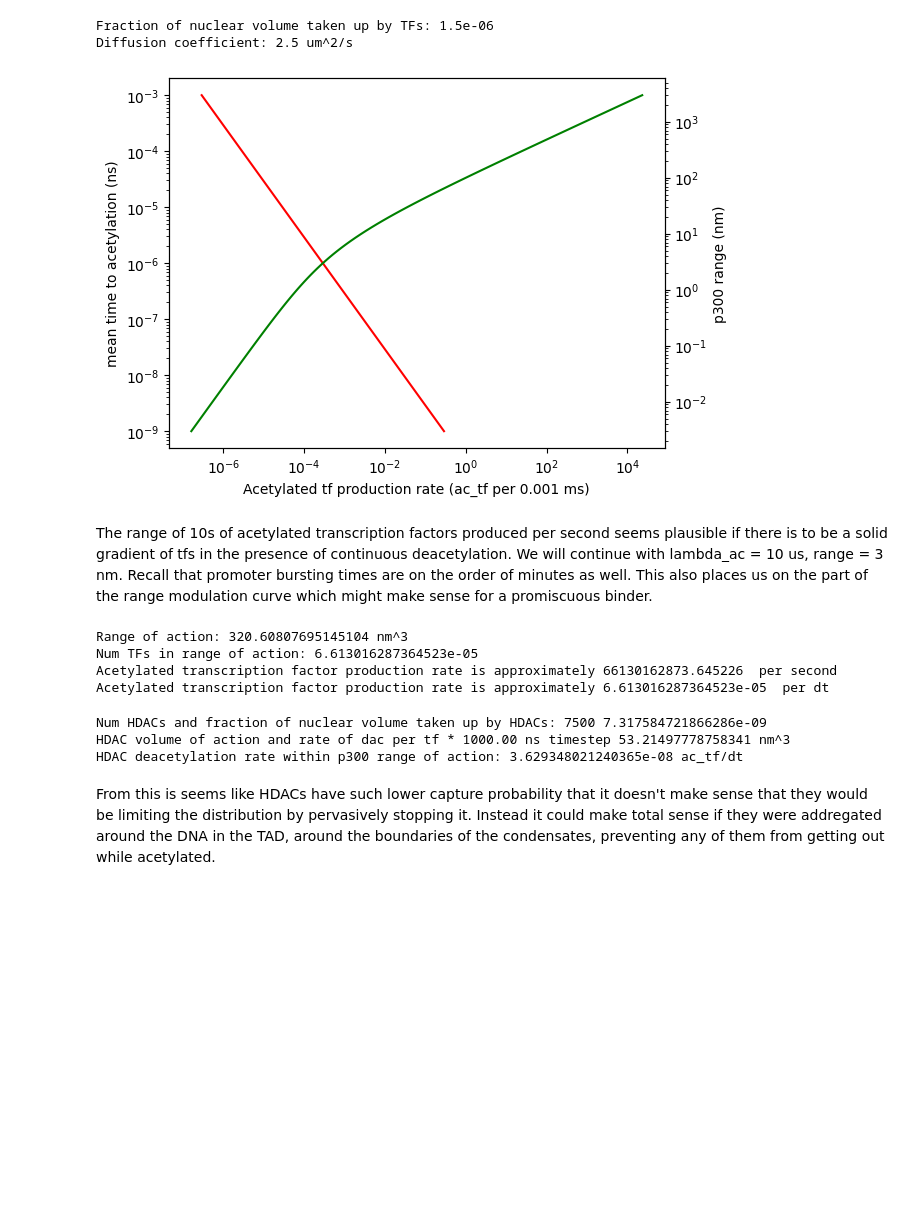
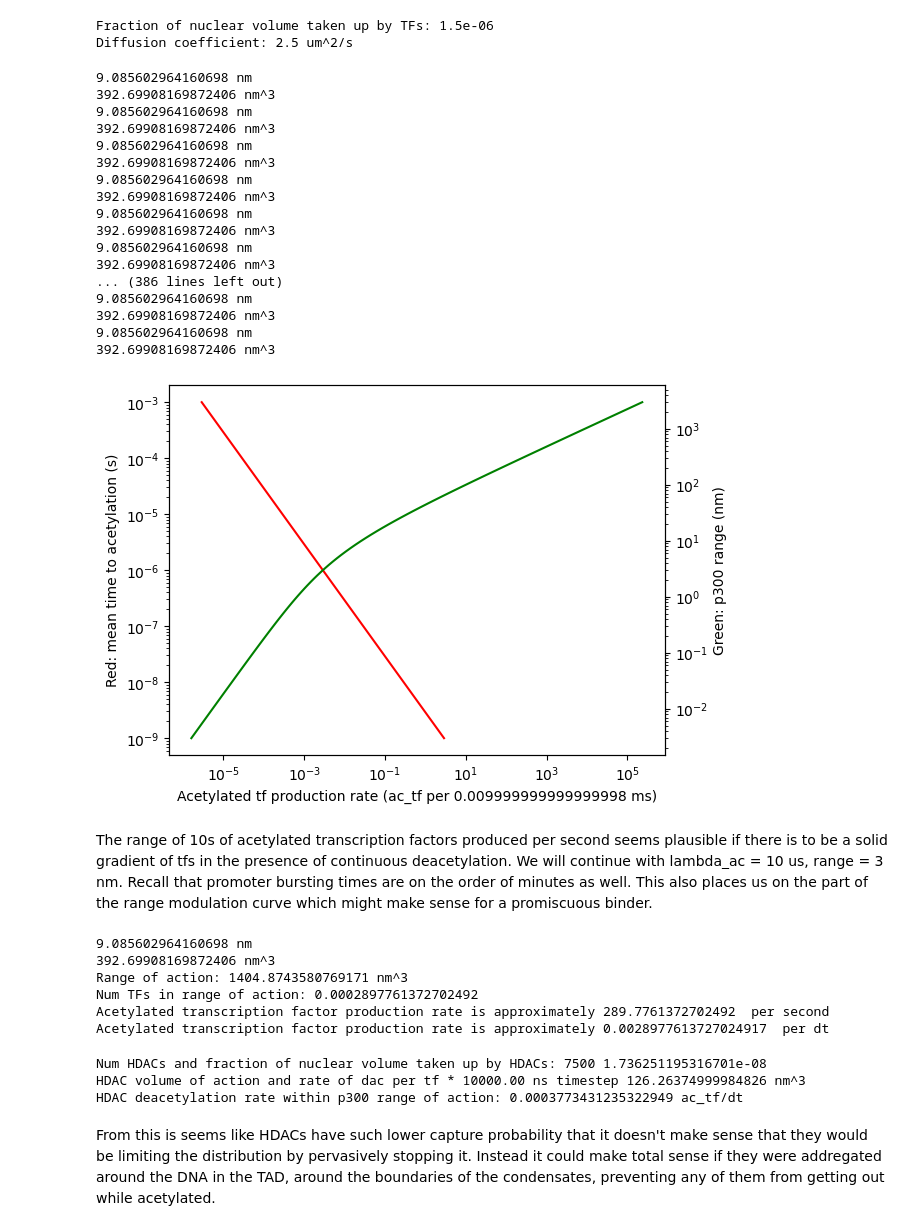
Before and after one commit to ishan-gaur/ep-modeling, a Jupyter notebook: diffusion.ipynb, the cells around one changed output. Drawn from its saved outputs; the diff is of its cells as text; code cells hidden in the pictures; blank space fills up the shorter version.

```diff
--- a/diffusion.ipynb
+++ b/diffusion.ipynb
@@ -18,9 +18,9 @@ kDa = 1
 # Diffusion Simulation
 # %%
 side_n = 101
-voxel_len = 5 * nm
+voxel_len = 20 * nm
 voxel_size = voxel_len ** 3
-dt = 1 * us
+dt = 10 * us
 # %%
 diam_to_vol = lambda d: 4 / 3 * np.pi * (d / 2) ** 3
 nucleus_diam = 5 * um
@@ -49,7 +49,10 @@ def p300_specs(lambda_ac, p300_range, verbose=False):
     # mass is 300 kDa
     p300_mass = 300 * kDa
     scaling_factor = np.power(p300_mass / tf_mass, 1/3)
-    p300_act_vol = diam_to_vol(p300_range * 2 + tf_diam * scaling_factor) - diam_to_vol(tf_diam * scaling_factor) # volume of binding domain around p300 as it moves
+    p300_vol = diam_to_vol(tf_diam * scaling_factor)
+    print(scaling_factor * tf_diam, "nm")
+    print(p300_vol / nm ** 3, "nm^3")
+    p300_act_vol = diam_to_vol(p300_range * 2 + tf_diam * scaling_factor) -  p300_vol # volume of binding domain around p300 as it moves
     num_tf = tf_num_nucleus * p300_act_vol / volume # number of tfs in p300's range of action
     # tf_ac_production = num_tf * (1 - np.exp(-dt/lambda_ac)) # num_tf * P(acetylation in interval dt) = tf / dt --> becomes a bad approximatino for large dt as the prob saturates
     tf_ac_production = num_tf / lambda_ac * dt
@@ -61,45 +64,65 @@ def p300_specs(lambda_ac, p300_range, verbose=False):
 # %%
 lambda_ac = 1 * us # mean time to an acetylation for tf in range of p300; total guess!!!
 p300_range = 3 * nm # range of p300: guesstimate from large cross-linker spans
 p300_specs(lambda_ac, p300_range)
 
 multiples = np.logspace(-3, 3, 100)
 outputs_ac = [p300_specs(lambda_ac * m, p300_range) for m in multiples]
 outputs_range = [p300_specs(lambda_ac, p300_range * m) for m in multiples]
 
 # changing P(acetylation)
 x_ac = multiples * lambda_ac
 sns.lineplot(x=outputs_ac, y=x_ac, color="r")
 plt.xlabel(f"Acetylated tf production rate (ac_tf per {dt / ms} ms)")
 plt.xscale('log')
 plt.yscale('log')
-plt.ylabel("mean time to acetylation (ns)")
+plt.ylabel("Red: mean time to acetylation (s)")
 
 # changing p300 range
 ax2 = plt.twinx()
 x_range = multiples * p300_range
 sns.lineplot(x=outputs_range, y=x_range, ax=ax2, color="g")
-ax2.set_ylabel("p300 range (nm)")
+
+ax2.set_ylabel("Green: p300 range (nm)")
 ax2.set_yscale('log')
 # %% [output]
+9.085602964160698 nm
+392.69908169872406 nm^3
+9.085602964160698 nm
+392.69908169872406 nm^3
+9.085602964160698 nm
+392.69908169872406 nm^3
+9.085602964160698 nm
+392.69908169872406 nm^3
+9.085602964160698 nm
+392.69908169872406 nm^3
+9.085602964160698 nm
+392.69908169872406 nm^3
+... (386 lines left out)
+9.085602964160698 nm
+392.69908169872406 nm^3
+9.085602964160698 nm
+392.69908169872406 nm^3
-[figure, old version]
+[figure, new version]
 # %% [markdown]
 The range of 10s of acetylated transcription factors produced per second seems plausible if there is to be a solid gradient of tfs in the presence of continuous deacetylation. We will continue with lambda_ac = 10 us, range = 3 nm.
 Recall that promoter bursting times are on the order of minutes as well. This also places us on the part of the range modulation curve which might make sense for a promiscuous binder.
 # %%
-ac_tf_production = p300_specs(1 * us, 1 * nm, verbose=True)
-print("Acetylated transcription factor production rate is approximately", ac_tf_production / dt / ns * s, " per second")
+ac_tf_production = p300_specs(1 * us, 3 * nm, verbose=True)
+print("Acetylated transcription factor production rate is approximately", ac_tf_production / dt * s, " per second")
 print("Acetylated transcription factor production rate is approximately", ac_tf_production, " per dt")
 # %% [output]
-Range of action: 320.60807695145104 nm^3
-Num TFs in range of action: 6.613016287364523e-05
-Acetylated transcription factor production rate is approximately 66130162873.645226  per second
-Acetylated transcription factor production rate is approximately 6.613016287364523e-05  per dt
+9.085602964160698 nm
+392.69908169872406 nm^3
+Range of action: 1404.8743580769171 nm^3
+Num TFs in range of action: 0.0002897761372702492
+Acetylated transcription factor production rate is approximately 289.7761372702492  per second
+Acetylated transcription factor production rate is approximately 0.0028977613727024917  per dt
 # %%
 num_HDAC = 1500 * 5 # mid-range of tf counts and times 5 because there are so many kinds of HDACs maybe a couple will be effective
-lambda_dac = 100 * ns # prob of acetylation: ac_tf / ms * tf
+lambda_dac = 10 * ns # prob of acetylation: ac_tf / ms * tf
 HDAC_mass = 60 * kDa # https://www.ptglab.com/products/HDAC1-Antibody-10197-1-AP.htm#:~:text=The%20molecular%20size%20of%20HDAC1%20is%2060%20kDa. for HDAC1
-HDAC_range = 0.5 * nm # range of crosslinkers I've heard of for tight interactions
+HDAC_range = 1 * nm # range of crosslinkers I've heard of for tight interactions
 scaling_factor = np.power(HDAC_mass / tf_mass, 1/3)
 HDAC_act_vol = diam_to_vol(HDAC_range * 2 + tf_diam * scaling_factor) - diam_to_vol(tf_diam * scaling_factor) # volume of binding domain around HDAC as it moves
 P_HDAC = num_HDAC * HDAC_act_vol / volume
@@ -110,9 +133,9 @@ print(f"Num HDACs and fraction of nuclear volume taken up by HDACs:", num_HDAC,
 print(f"HDAC volume of action and rate of dac per tf * {dt / ns:0.2f} ns timestep", HDAC_act_vol / (nm ** 3), "nm^3")
 print(f"HDAC deacetylation rate within p300 range of action:", P_deacetylation * ac_tf_production * dt, "ac_tf/dt")
 # %% [output]
-Num HDACs and fraction of nuclear volume taken up by HDACs: 7500 7.317584721866286e-09
-HDAC volume of action and rate of dac per tf * 1000.00 ns timestep 53.21497778758341 nm^3
-HDAC deacetylation rate within p300 range of action: 3.629348021240365e-08 ac_tf/dt
+Num HDACs and fraction of nuclear volume taken up by HDACs: 7500 1.736251195316701e-08
+HDAC volume of action and rate of dac per tf * 10000.00 ns timestep 126.26374999984826 nm^3
+HDAC deacetylation rate within p300 range of action: 0.0003773431235322949 ac_tf/dt
 # %% [markdown]
 From this is seems like HDACs have such lower capture probability that it doesn't make sense that they would be limiting the distribution by pervasively stopping it. Instead it could make total sense if they were addregated around the DNA in the TAD, around the boundaries of the condensates, preventing any of them from getting out while acetylated.
 # %%
```
Also changed, not shown: parts of 4 cells of this notebook.
